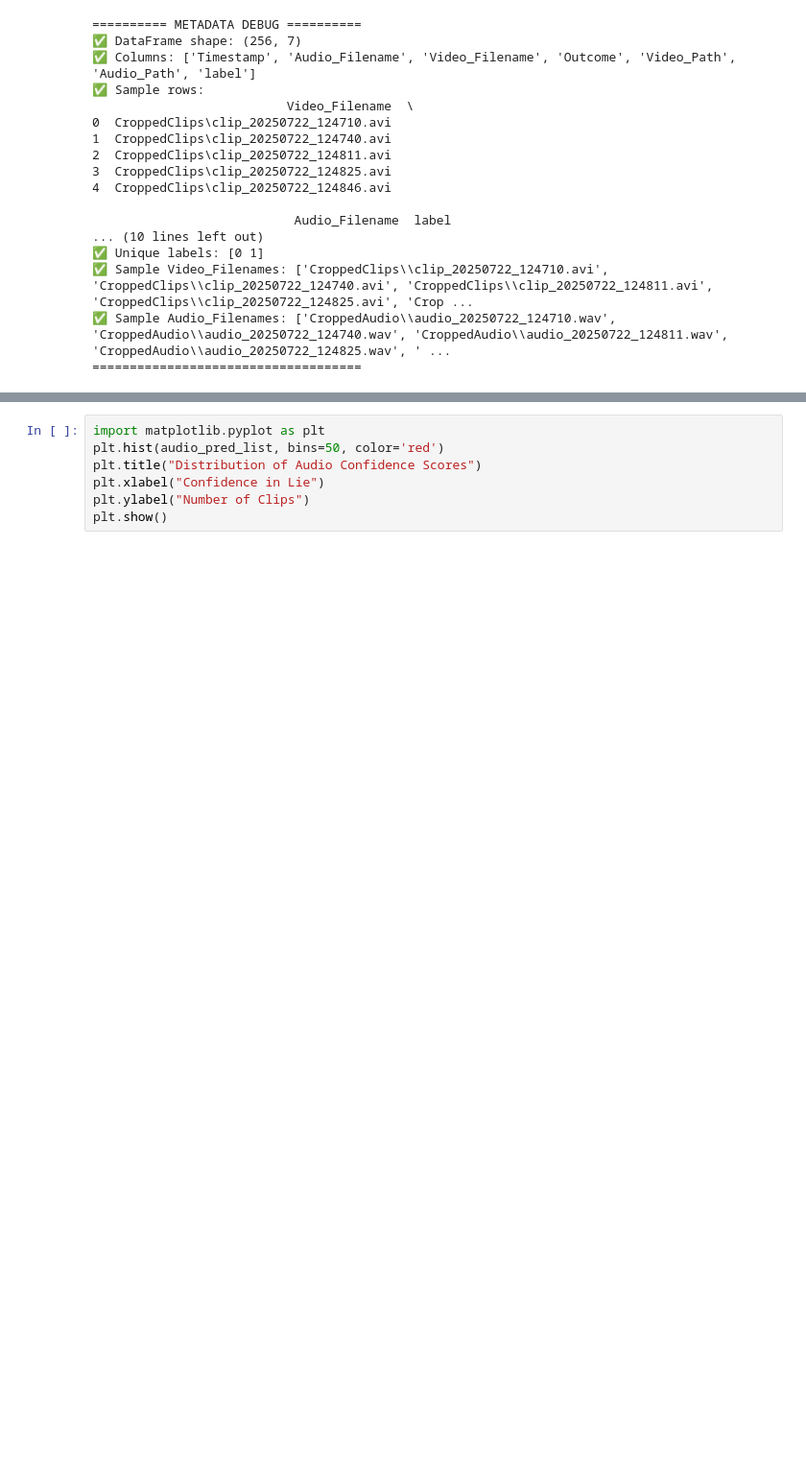
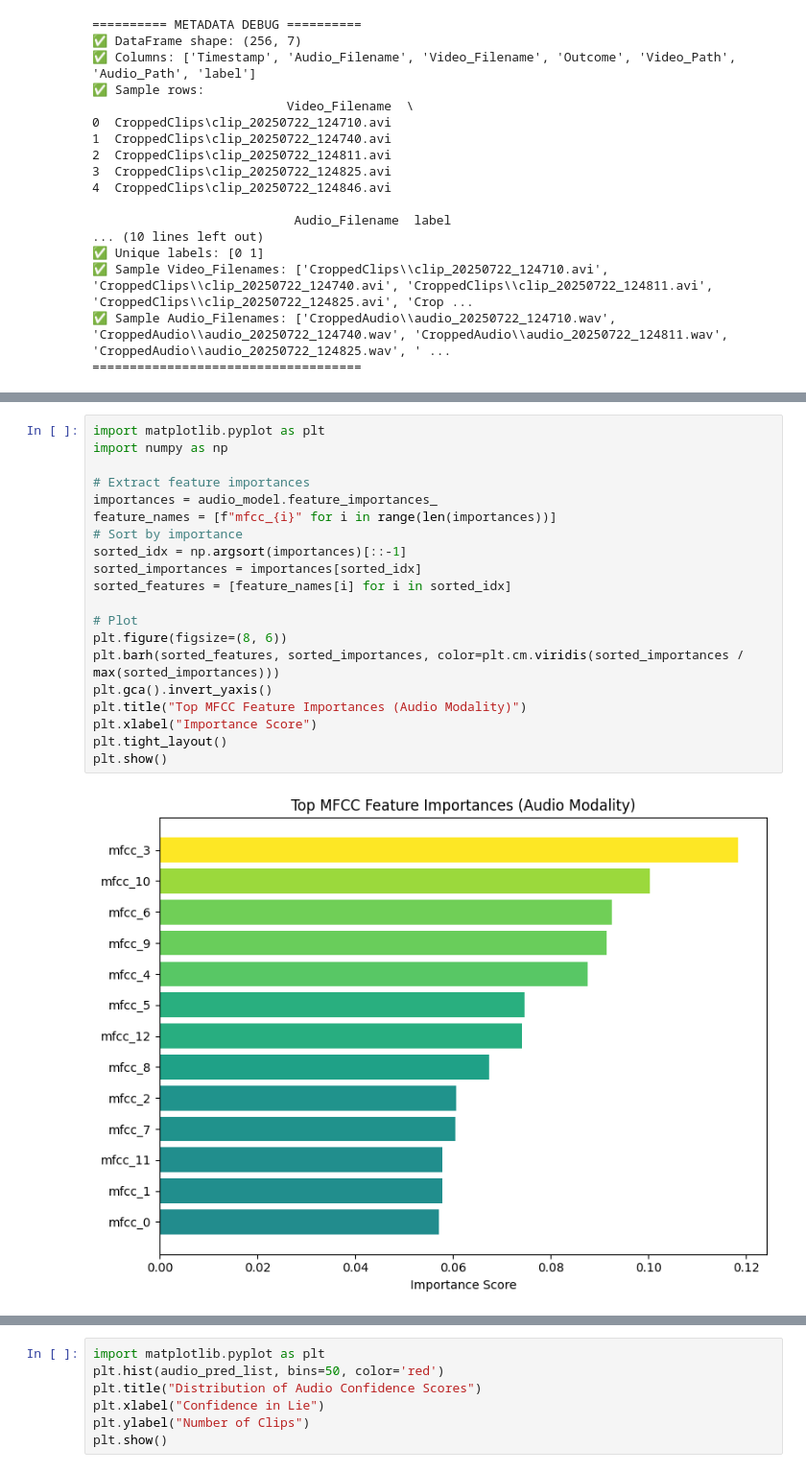
Before and after one commit to MartyBarrett/DecepTech, a Jupyter notebook: scripts/VideoAndAudioModel.ipynb, the cells around one changed output, grey strips where cells are left out. Shown: that part at 96% size. Saved outputs shown, nothing was run; the diff lists cells and outputs as text; blank space fills up the shorter version.

```diff
--- a/scripts/VideoAndAudioModel.ipynb
+++ b/scripts/VideoAndAudioModel.ipynb
@@ -104,3 +104,25 @@ audio_df.head()
 | 2 | CroppedClips\clip_20250722_124811... | 0 | -579.864868 | 71.057129 | -5.618330 | -5.488316 | -6.368209 | -7.878674 | -25.342104 | -11.862755 | ... |
 | 3 | CroppedClips\clip_20250722_124825... | 0 | -568.717102 | 46.314335 | -1.432767 | 2.496445 | -7.141501 | -0.892620 | -13.783896 | -13.445086 | ... |
 | 4 | CroppedClips\clip_20250722_124846... | 0 | -503.738922 | 61.163746 | -3.829136 | 12.440789 | -16.666857 | -10.564239 | -20.324402 | -16.866842 | ... |
+# %%
+import matplotlib.pyplot as plt
+import numpy as np
+
+# Extract feature importances
+importances = audio_model.feature_importances_
+feature_names = [f"mfcc_{i}" for i in range(len(importances))]
+# Sort by importance
+sorted_idx = np.argsort(importances)[::-1]
+sorted_importances = importances[sorted_idx]
+sorted_features = [feature_names[i] for i in sorted_idx]
+
+# Plot
+plt.figure(figsize=(8, 6))
+plt.barh(sorted_features, sorted_importances, color=plt.cm.viridis(sorted_importances / max(sorted_importances)))
+plt.gca().invert_yaxis()
+plt.title("Top MFCC Feature Importances (Audio Modality)")
+plt.xlabel("Importance Score")
+plt.tight_layout()
+plt.show()
+# %% [output]
+[figure, added]
```
Also changed, not shown: parts of 9 cells of this notebook, 54 other files.
